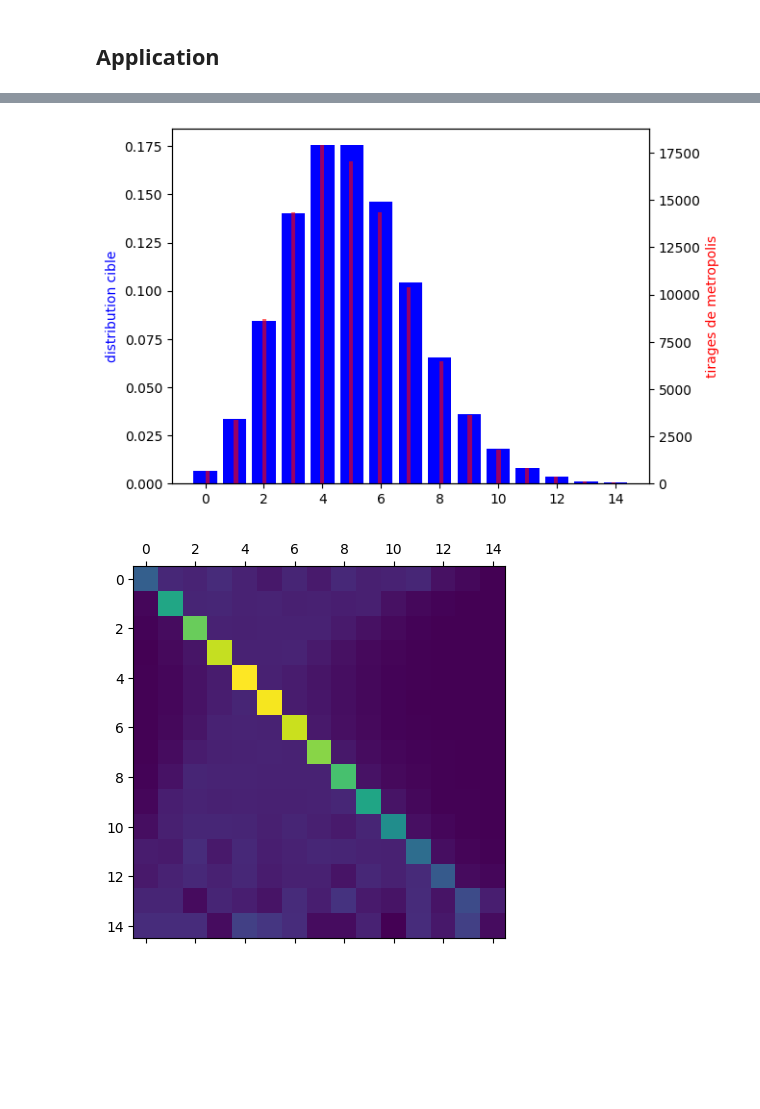
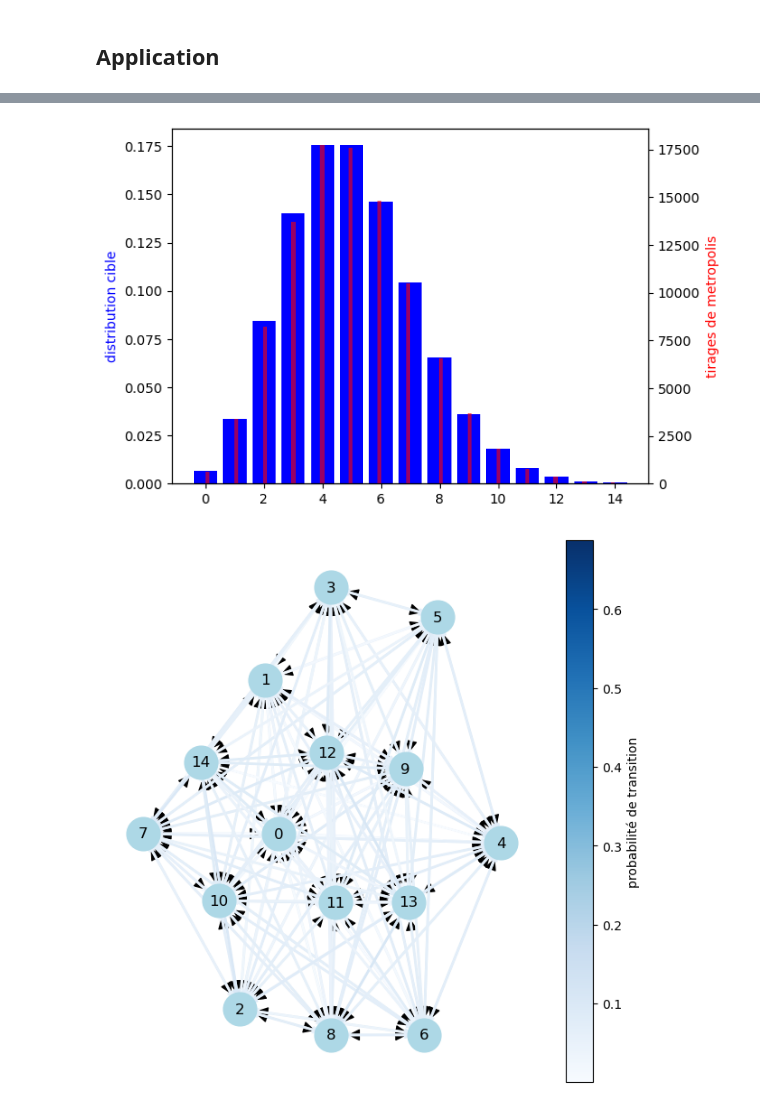
Before and after one commit to CorentinVaillant/ProjetMath-HastingMetropolis, a Jupyter notebook: Corentin/hasting_metropolis.ipynb, the cells around one changed output, grey strips where cells are left out. Drawn from its saved outputs; the diff is of its cells as text; code cells hidden in the pictures; blank space fills up the shorter version.

```diff
--- a/Corentin/hasting_metropolis.ipynb
+++ b/Corentin/hasting_metropolis.ipynb
@@ -73,7 +73,7 @@ def markov_chain_from_tirage(tirage,nb_etats)->np.array:
              result[i].append(sommes[i][j]/denominateur)
 
 
-    return result
+    return np.array(result)
 
 
 def hasting_metropolis(x0:int,distribution_cible,proposition : np.array,iterations:int = 1000)->np.array:
@@ -97,25 +131,24 @@ mk_c = markov_chain_from_tirage(tirage,N)
 # %%
 fig, ax1 = plt.subplots()
 
 X = [i for i in range(N)]
 data1 = [distribution_cible(i) for i in X]
 data2 = tirage
 
 ax1.set_ylabel("distribution cible",color = "blue")
 ax1.bar(X,data1,color="blue")
 
 ax2 = ax1.twinx()
 
 ax2.hist(tirage,bins=100,color="red",alpha=0.6)
 ax2.set_ylabel("tirages de metropolis",color="red")
 
-plt.matshow(mk_c)
-
+my_plot_graph_mat(mk_c)
 
 plt.show()
 # %% [output]
-[figure, old version]
+[figure, new version]
-[figure, old version]
+[figure, new version]
 # %%
 # Démonstration loi binomial
 N = 17
```
Also changed, not shown: parts of 9 cells of this notebook, 2 other files.
